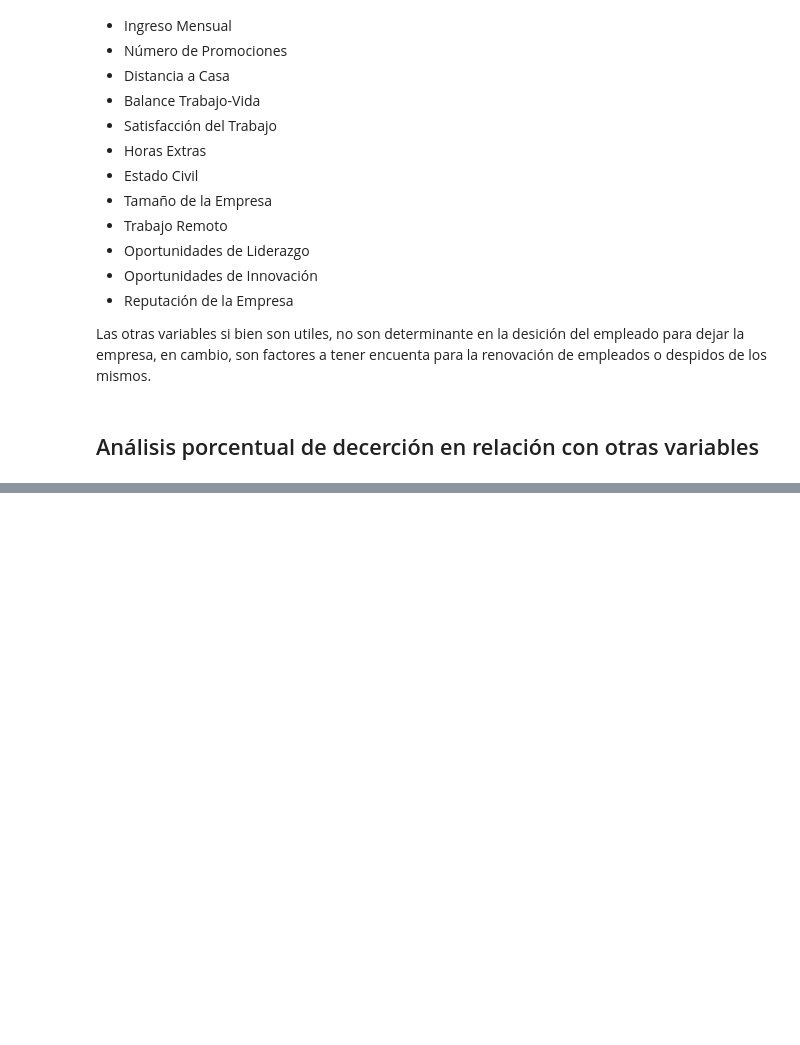
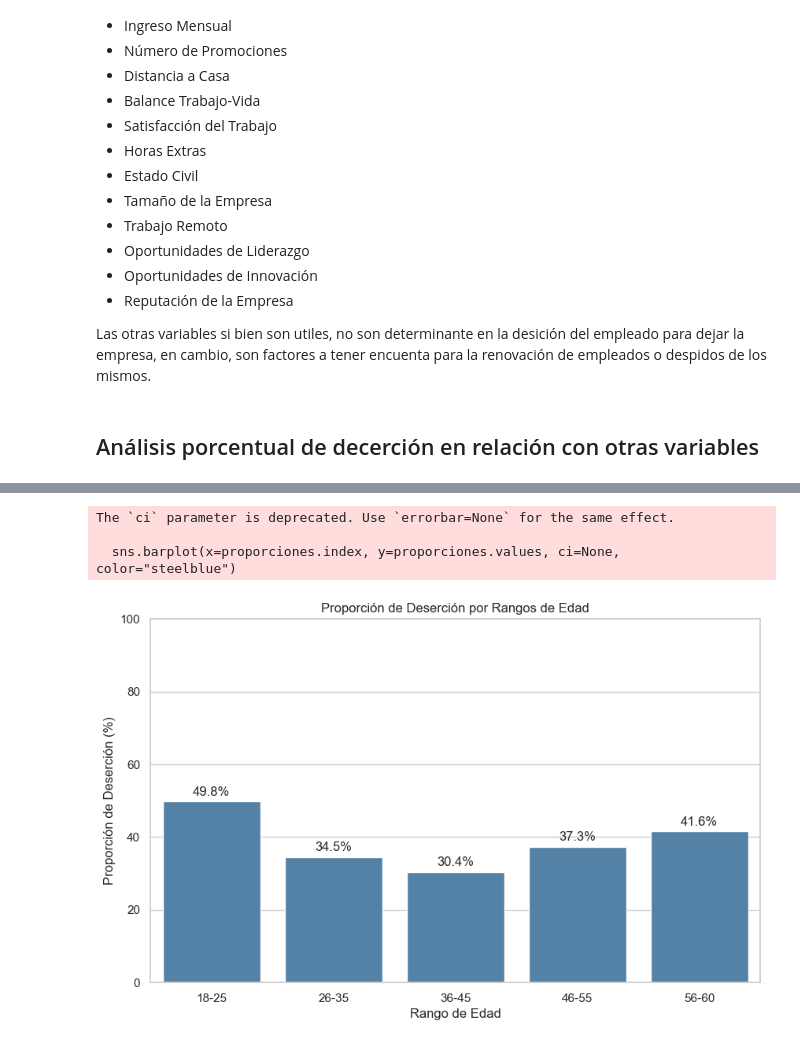
Before and after one commit to equipoPI/EDADesersionEmpleados, a Jupyter notebook: EDA desercion.ipynb, the cells around one changed output, grey strips where cells are left out. Saved outputs shown, nothing was run; the diff lists cells and outputs as text; code cells hidden in the pictures; blank space fills up the shorter version.

```diff
--- a/EDA desercion.ipynb
+++ b/EDA desercion.ipynb
@@ -450,0 +451,28 @@ for i, col in enumerate(col_num):
+# %%
+diccionario = {'Left': 1, 'Stayed': 0}
+dfconcatenado['binario'] = dfconcatenado['Deserción'].map(diccionario)
+
+bins = [18, 25, 35, 45, 55, 60]
+rangos = ['18-25', '26-35', '36-45', '46-55', '56-60']
+dfconcatenado['Rangos de Edad'] = pd.cut(dfconcatenado['Edad'], bins=bins, labels=rangos, right=False)
+
+proporciones = dfconcatenado.groupby('Rangos de Edad')['binario'].mean() * 100
+desercion_porcentajes = proporciones.sort_index()
+
+plt.figure(figsize=(10, 6))
+sns.barplot(x=proporciones.index, y=proporciones.values, ci=None, color="steelblue")
+
+plt.title('Proporción de Deserción por Rangos de Edad')
+plt.xlabel('Rango de Edad')
+plt.ylabel('Proporción de Deserción (%)')
+plt.ylim(0, 100)
+
+for i, value in enumerate(desercion_porcentajes):
+    plt.text(i, value + 1, f'{value:.1f}%', ha='center', va='bottom')
+
+plt.show()
+# %% [output]
+The `ci` parameter is deprecated. Use `errorbar=None` for the same effect.
+
+  sns.barplot(x=proporciones.index, y=proporciones.values, ci=None, color="steelblue")
+[figure, added]
```
Also changed, not shown: parts of 9 cells of this notebook.
